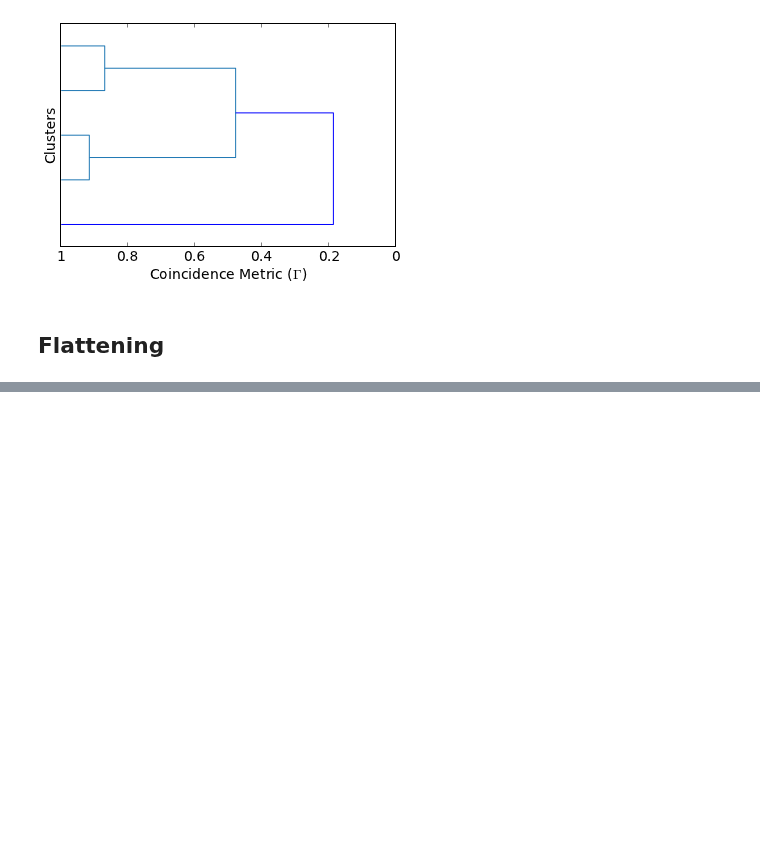
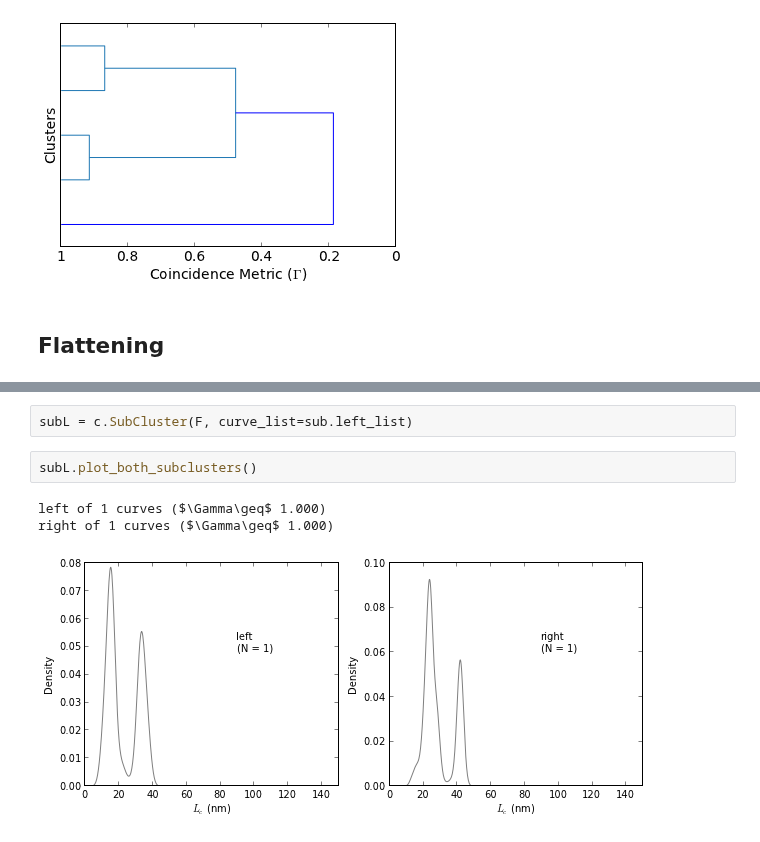
Before and after one commit to hilaryjoyce/smfs-data-analysis, a Jupyter notebook: analysis_demo.ipynb, the cells around one changed output, grey strips where cells are left out. Saved outputs shown, nothing was run; the diff lists cells and outputs as text; blank space fills up the shorter version.

```diff
--- a/analysis_demo.ipynb
+++ b/analysis_demo.ipynb
@@ -64,0 +112,8 @@ coa.plot_dendrogram();
+# %%
+subL = c.SubCluster(F, curve_list=sub.left_list)
+# %%
+subL.plot_both_subclusters()
+# %% [output]
+left of 1 curves ($\Gamma\geq$ 1.000)
+right of 1 curves ($\Gamma\geq$ 1.000)
+[figure, added]
```
Also changed, not shown: parts of 13 cells of this notebook.
